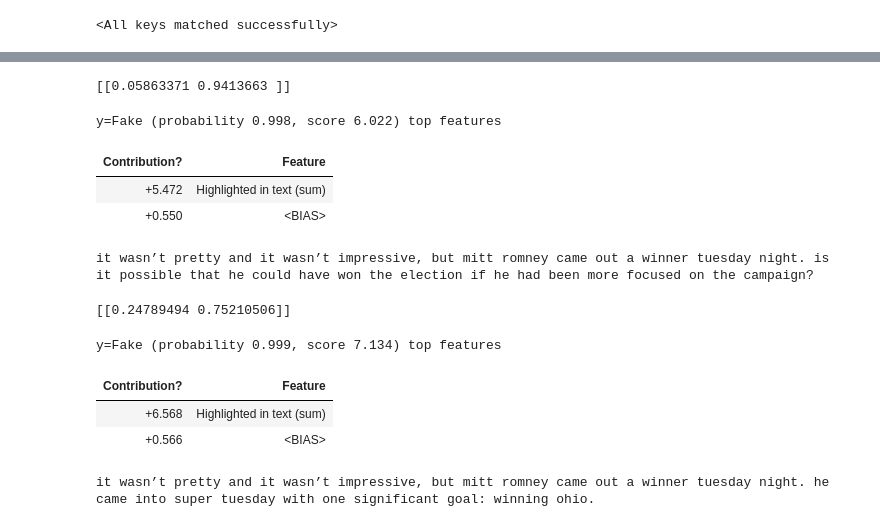
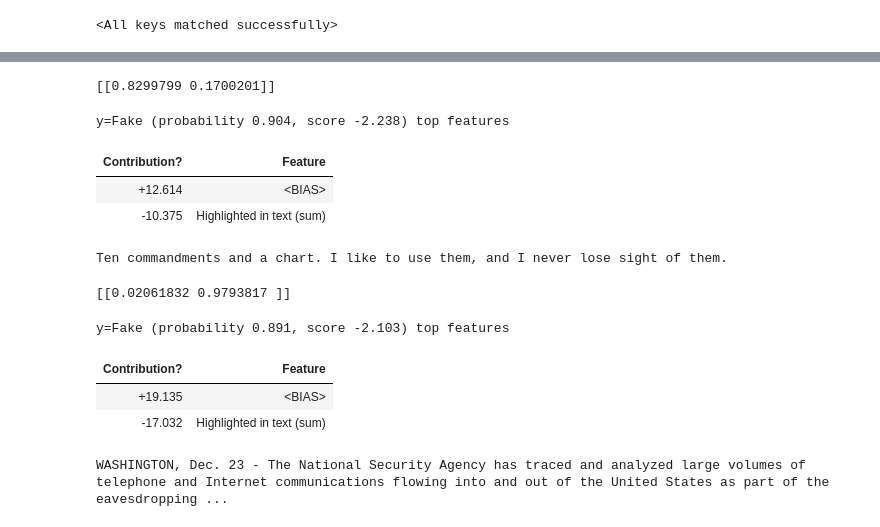
Before and after one commit to ovbystrova/hse_diploma_bc, a Jupyter notebook: notebooks/Eli5.ipynb, the cells around one changed output, grey strips where cells are left out. Saved outputs shown, nothing was run; the diff lists cells and outputs as text; code cells hidden in the pictures.

Commit message:
bert catalyst and eli5 with new data

```diff
--- a/notebooks/Eli5.ipynb
+++ b/notebooks/Eli5.ipynb
@@ -24,0 +22,2 @@ real = open_file("data/real.txt")
+# %%
+MODEL_NAME = 'lstm_gpt.pth'
@@ -69,7 +70,7 @@ class MyModel(nn.Module):
 # %%
 config = {'tokenization/embeddings': 'gpt2',
             'batch_size': 256,
-          'hidden_size' : 128,
+          'hidden_size' : 256,
             'num_epochs': 10}
 # %%
 model = MyModel(VOCAB_SIZE,
@@ -80,7 +81,7 @@ model = MyModel(VOCAB_SIZE,
                )
 # model.to(device)
 # %%
-results = torch.load('data/train.1.pth', map_location=torch.device('cpu'))
+results = torch.load('../model_chechpoints/{}'.format(MODEL_NAME) , map_location=torch.device('cpu'))
 model.load_state_dict(results['model_state_dict'])
 # %% [output]
 <All keys matched successfully>
@@ -110,18 +111,13 @@ class LSTMClassifier(BaseEstimator, ClassifierMixin):
             if len(el) > len(ids[0]):
                 ids[ind] = el[:len(ids[0])]
 
-#         print(ids)
         tensor = torch.tensor(ids)
         self.model.eval()
         with torch.no_grad():
             logits = self.model.forward(tensor)
-#             print('logits',logits)
         sigmoids = torch.sigmoid(logits)  # First predict the 'Real' prob
-#         print('sigmoids', sigmoids)
-#         print('round', torch.round(sigmoids))
         opposite_class_prob = 1 - sigmoids  # Then calculate the 'Fake' prob
-#         print('opposite', opposite_class_prob)
-        probs = torch.cat((sigmoids, opposite_class_prob), dim=-1)
+        probs = torch.cat((opposite_class_prob, sigmoids), dim=-1)
 
         return probs.detach().numpy()
 
@@ -143,29 +139,29 @@ array([[0.36928353, 0.63071644]], dtype=float32)
 # %%
-text = fake[23]
+text = fake[223]
 text
 print(model_estimator.predict_proba([text]))
-te = TextExplainer(random_state=42)
+te = TextExplainer(random_state=42, position_dependent=True, n_samples=2000)
 te.fit(doc=text, predict_proba=model_estimator.predict_proba)
-te.show_prediction(target_names=['Real','Fake'])
+te.show_prediction(target_names=['Fake','Real'])
 # %% [output]
-[[0.05863371 0.9413663 ]]
+[[0.8299799 0.1700201]]
-y=Fake (probability 0.998, score 6.022) top features
+y=Fake (probability 0.904, score -2.238) top features
 | Contribution? | Feature |
-| +5.472 | Highlighted in text (sum) |
-| +0.550 | <BIAS> |
+| +12.614 | <BIAS> |
+| -10.375 | Highlighted in text (sum) |
-it wasn’t pretty and it wasn’t impressive, but mitt romney came out a winner tuesday night. is it possible that he could have won the election if he had been more focused on the campaign?
+Ten commandments and a chart. I like to use them, and I never lose sight of them.
 # %%
-text = real[23]
+text = real[1]
 text
 print(model_estimator.predict_proba([text]))
-te = TextExplainer(random_state=42)
+te = TextExplainer(random_state=42, position_dependent=True, n_samples=2000)
 te.fit(doc=text, predict_proba=model_estimator.predict_proba)
-te.show_prediction(target_names=['Real','Fake'])
+te.show_prediction(target_names=['Fake','Real'])
 # %% [output]
-[[0.24789494 0.75210506]]
+[[0.02061832 0.9793817 ]]
-y=Fake (probability 0.999, score 7.134) top features
+y=Fake (probability 0.891, score -2.103) top features
 | Contribution? | Feature |
-| +6.568 | Highlighted in text (sum) |
-| +0.566 | <BIAS> |
+| +19.135 | <BIAS> |
+| -17.032 | Highlighted in text (sum) |
-it wasn’t pretty and it wasn’t impressive, but mitt romney came out a winner tuesday night. he came into super tuesday with one significant goal: winning ohio.
+WASHINGTON, Dec. 23 - The National Security Agency has traced and analyzed large volumes of telephone and Internet communications flowing into and out of the United States as part of the eavesdropping ...
 # %%
```
Also changed, not shown: parts of 9 cells of this notebook, 1 other file.
